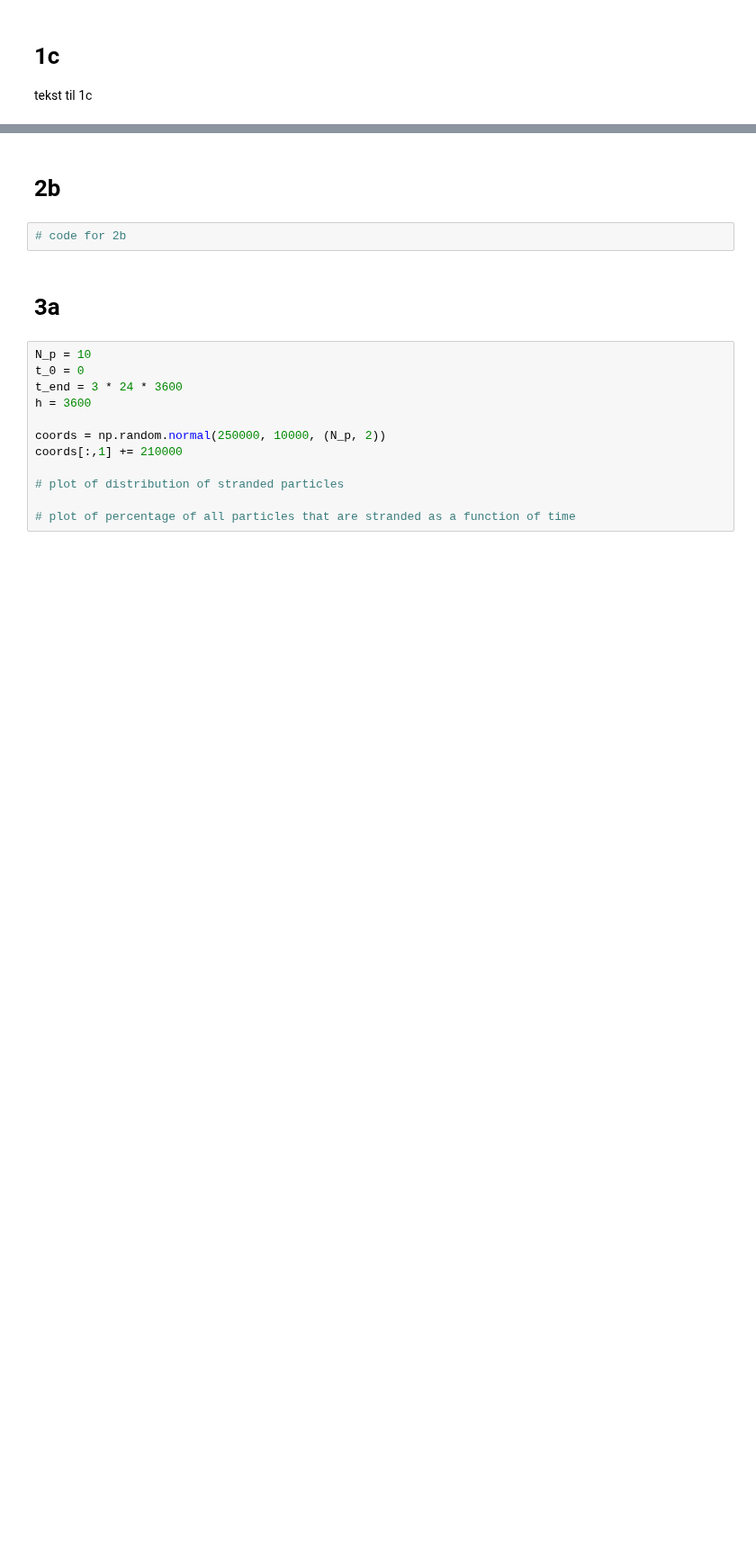
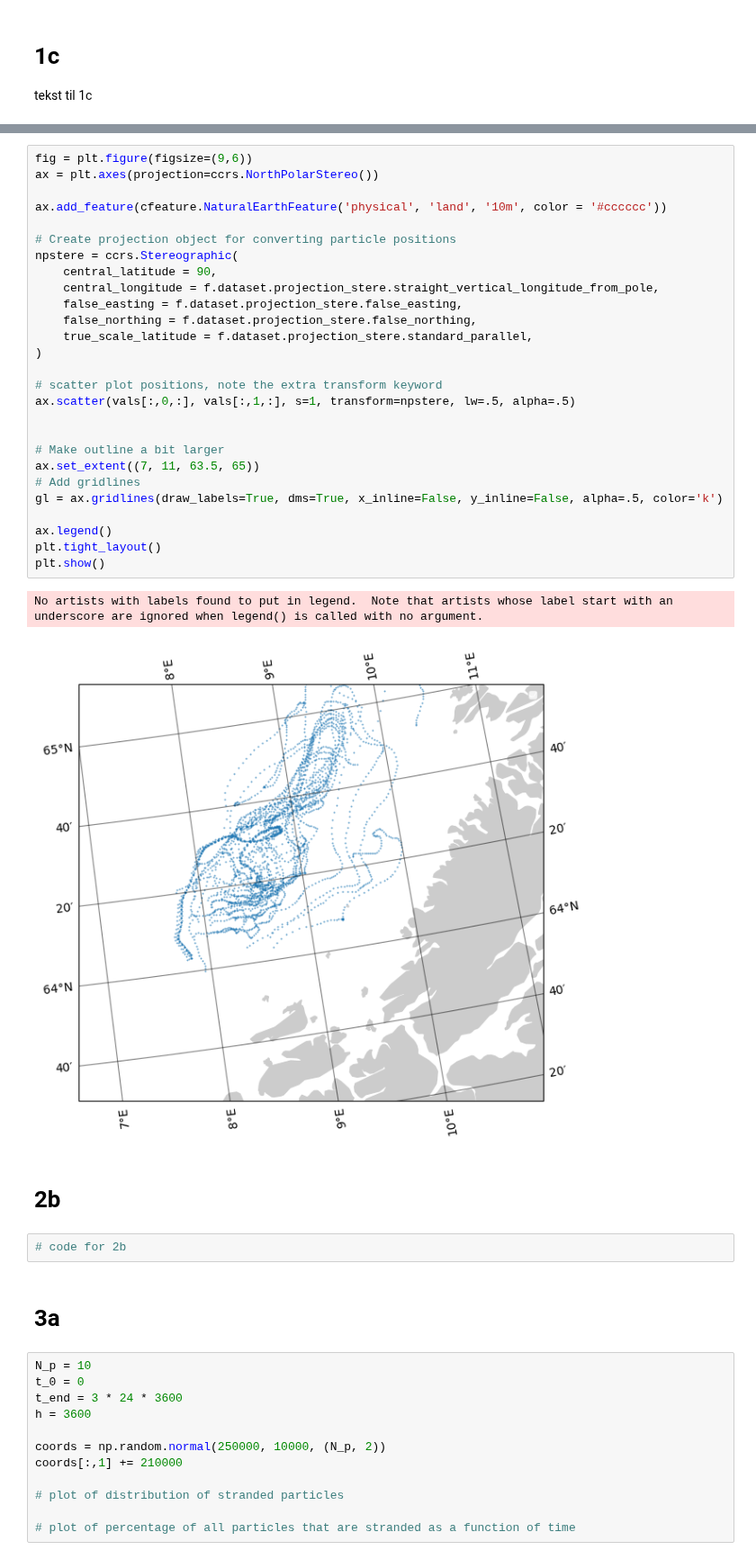
Before and after one commit to OliverRuden/TMA4320-scientific-computing, a Jupyter notebook: main.ipynb, the cells around one changed output, grey strips where cells are left out. Shown at 90% size. Saved outputs shown, nothing was run; the diff lists cells and outputs as text; blank space fills up the shorter version.

```diff
--- a/main.ipynb
+++ b/main.ipynb
@@ -137,3 +155,33 @@ f  = Interpolator(dataset = d)
+# %%
+fig = plt.figure(figsize=(9,6))
+ax = plt.axes(projection=ccrs.NorthPolarStereo())
+
+ax.add_feature(cfeature.NaturalEarthFeature('physical', 'land', '10m', color = '#cccccc'))
+
+# Create projection object for converting particle positions
+npstere = ccrs.Stereographic(
+    central_latitude = 90,
+    central_longitude = f.dataset.projection_stere.straight_vertical_longitude_from_pole,
+    false_easting = f.dataset.projection_stere.false_easting,
+    false_northing = f.dataset.projection_stere.false_northing,
+    true_scale_latitude = f.dataset.projection_stere.standard_parallel,
+)
+
+# scatter plot positions, note the extra transform keyword
+ax.scatter(vals[:,0,:], vals[:,1,:], s=1, transform=npstere, lw=.5, alpha=.5)
+
+
+# Make outline a bit larger
+ax.set_extent((7, 11, 63.5, 65))
+# Add gridlines
+gl = ax.gridlines(draw_labels=True, dms=True, x_inline=False, y_inline=False, alpha=.5, color='k')
+
+ax.legend()
+plt.tight_layout()
+plt.show()
+# %% [output]
+No artists with labels found to put in legend.  Note that artists whose label start with an underscore are ignored when legend() is called with no argument.
+[figure, added]
 # %% [markdown]
 # 2b
 # %%
```
Also changed, not shown: parts of 6 cells of this notebook, 1 other file.
